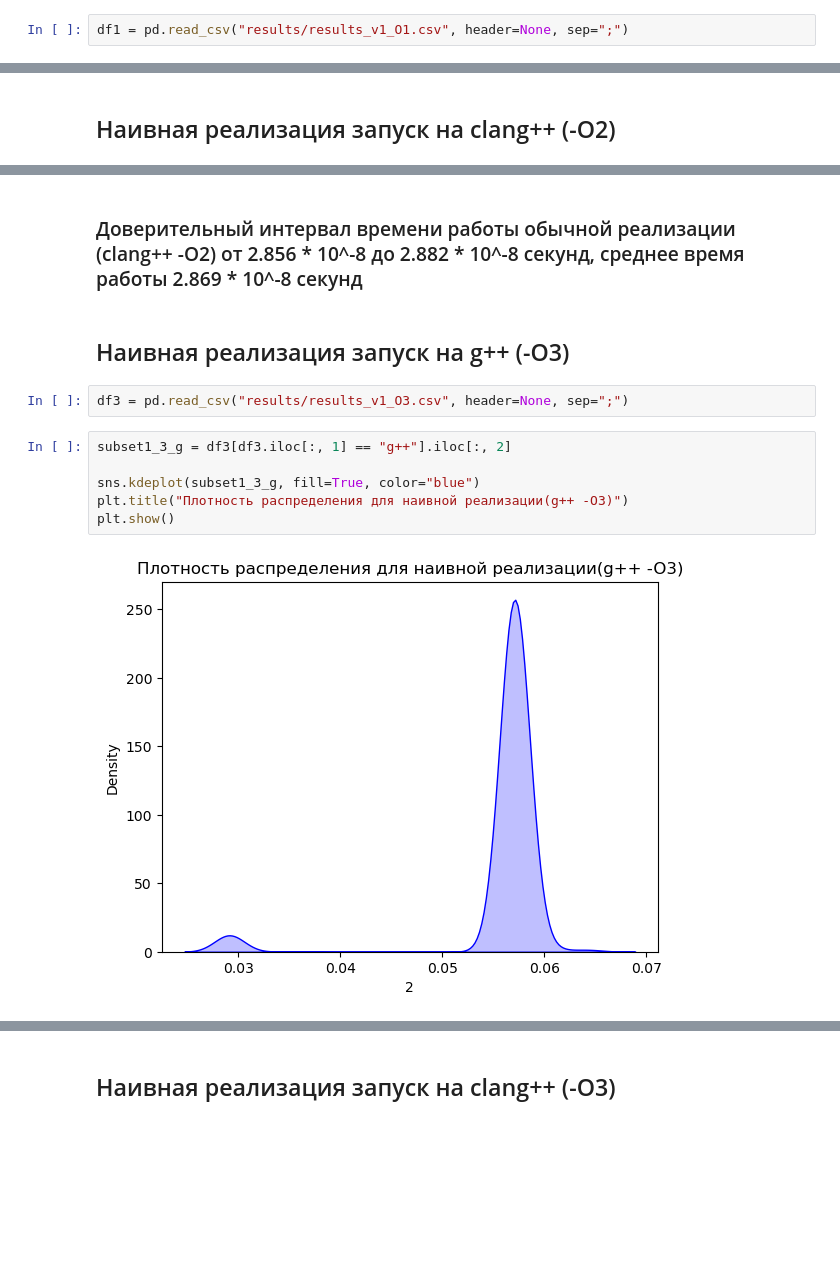
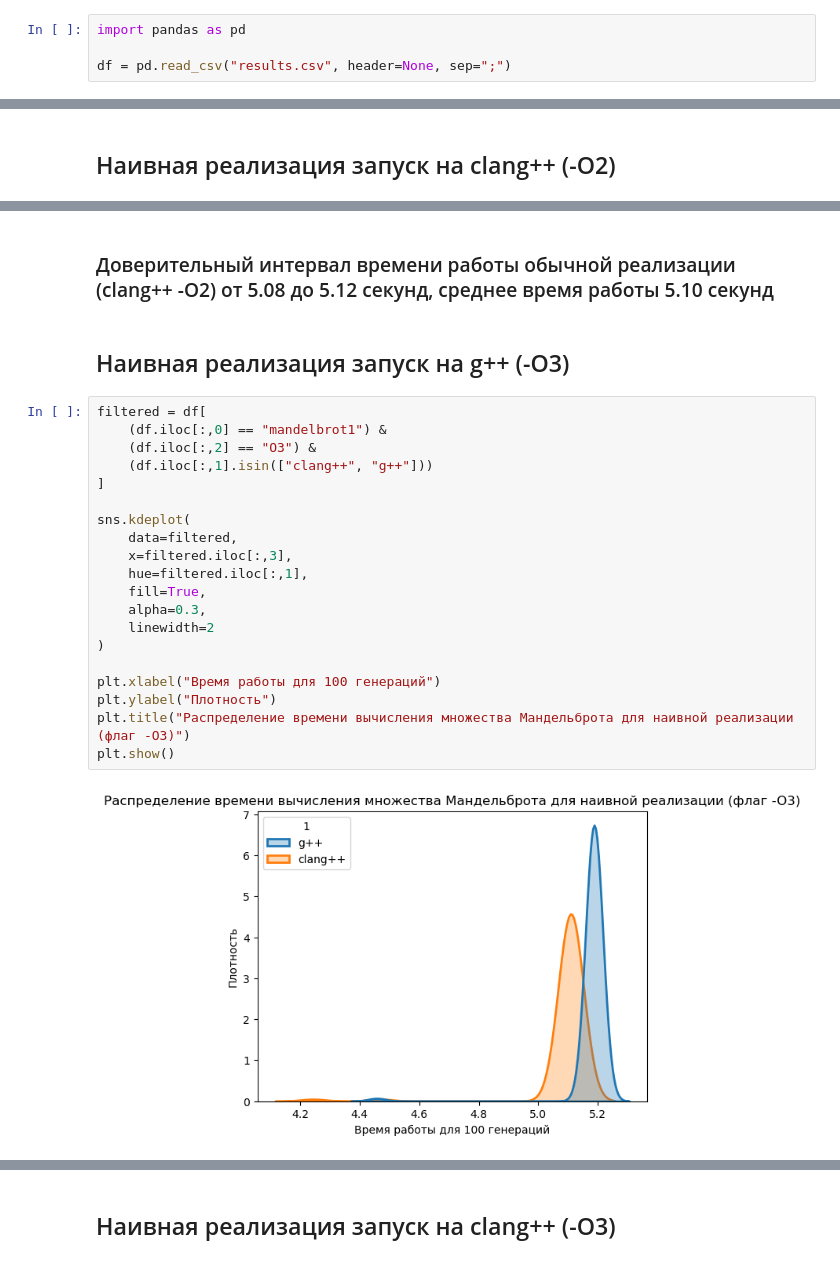
Before and after one commit to margocat57/Mandelbrot, a Jupyter notebook: analys.ipynb, the cells around one changed output, grey strips where cells are left out. Cells and saved outputs as stored; diff of their text form; blank space fills up the shorter version.

```diff
--- a/analys.ipynb
+++ b/analys.ipynb
@@ -93,5 +3,7 @@ print(lower, upper)
 # %% [markdown]
 ## Наивная реализация запуск на g++ (-O1)
 # %%
-df1 = pd.read_csv("results/results_v1_O1.csv", header=None, sep=";")
+import pandas as pd
+
+df = pd.read_csv("results.csv", header=None, sep=";")
 # %%
@@ -255,15 +207,27 @@ print(lower, upper)
 # %% [markdown]
-### Доверительный интервал времени работы обычной реализации (clang++ -O2) от 2.856 * 10^-8 до 2.882 * 10^-8 секунд, среднее время работы 2.869 * 10^-8 секунд
+### Доверительный интервал времени работы обычной реализации (clang++ -O2) от 5.08 до 5.12 секунд, среднее время работы 5.10 секунд
 # %% [markdown]
 ## Наивная реализация запуск на g++ (-O3)
-# %%
-df3 = pd.read_csv("results/results_v1_O3.csv", header=None, sep=";")
 # %%
-subset1_3_g = df3[df3.iloc[:, 1] == "g++"].iloc[:, 2]
+filtered = df[
+    (df.iloc[:,0] == "mandelbrot1") &
+    (df.iloc[:,2] == "O3") &
+    (df.iloc[:,1].isin(["clang++", "g++"]))
+]
 
-sns.kdeplot(subset1_3_g, fill=True, color="blue")
-plt.title("Плотность распределения для наивной реализации(g++ -O3)")
+sns.kdeplot(
+    data=filtered,
+    x=filtered.iloc[:,3],
+    hue=filtered.iloc[:,1],
+    fill=True,
+    alpha=0.3,
+    linewidth=2
+)
+
+plt.xlabel("Время работы для 100 генераций")
+plt.ylabel("Плотность")
+plt.title("Распределение времени вычисления множества Мандельброта для наивной реализации (флаг -O3)")
 plt.show()
 # %% [output]
-[figure, old version]
+[figure, new version]
 # %%
```
Also changed, not shown: parts of 113 cells of this notebook, 23 other files.
